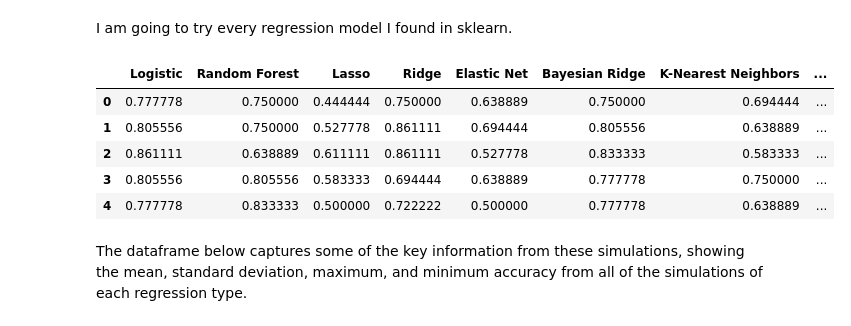
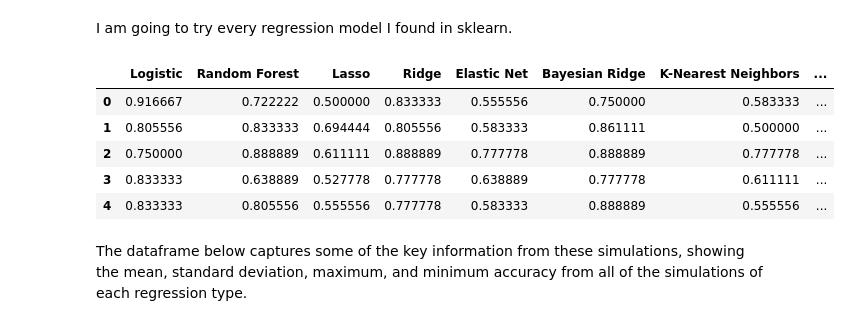
Before and after one commit to djconnolly27/DataScienceProject1, a Jupyter notebook: project3/project3.ipynb, the cells around one changed output. Drawn from its saved outputs; the diff is of its cells as text; code cells hidden in the pictures.

```diff
--- a/project3/project3.ipynb
+++ b/project3/project3.ipynb
@@ -673,15 +675,15 @@ warnings.filterwarnings(action='ignore')
 # %%
 regs = pd.DataFrame()
 for i in range(len(ll)):
-    regs[headers[i]] = regress(dfres, ll[i], 500)
+    regs[headers[i]] = regress(dfres, ll[i], 1000)
 regs.head()
 # %% [output]
 |  | Logistic | Random Forest | Lasso | Ridge | Elastic Net | Bayesian Ridge | K-Nearest Neighbors | ... |
-| 0 | 0.777778 | 0.750000 | 0.444444 | 0.750000 | 0.638889 | 0.750000 | 0.694444 | ... |
-| 1 | 0.805556 | 0.750000 | 0.527778 | 0.861111 | 0.694444 | 0.805556 | 0.638889 | ... |
-| 2 | 0.861111 | 0.638889 | 0.611111 | 0.861111 | 0.527778 | 0.833333 | 0.583333 | ... |
-| 3 | 0.805556 | 0.805556 | 0.583333 | 0.694444 | 0.638889 | 0.777778 | 0.750000 | ... |
-| 4 | 0.777778 | 0.833333 | 0.500000 | 0.722222 | 0.500000 | 0.777778 | 0.638889 | ... |
+| 0 | 0.916667 | 0.722222 | 0.500000 | 0.833333 | 0.555556 | 0.750000 | 0.583333 | ... |
+| 1 | 0.805556 | 0.833333 | 0.694444 | 0.805556 | 0.583333 | 0.861111 | 0.500000 | ... |
+| 2 | 0.750000 | 0.888889 | 0.611111 | 0.888889 | 0.777778 | 0.888889 | 0.777778 | ... |
+| 3 | 0.833333 | 0.638889 | 0.527778 | 0.777778 | 0.638889 | 0.777778 | 0.611111 | ... |
+| 4 | 0.833333 | 0.805556 | 0.555556 | 0.777778 | 0.583333 | 0.888889 | 0.555556 | ... |
 # %% [markdown]
 The dataframe below captures some of the key information from these simulations, showing the mean, standard deviation, maximum, and minimum accuracy from all of the simulations of each regression type.
 # %%
```
Also changed, not shown: parts of 12 cells of this notebook.
